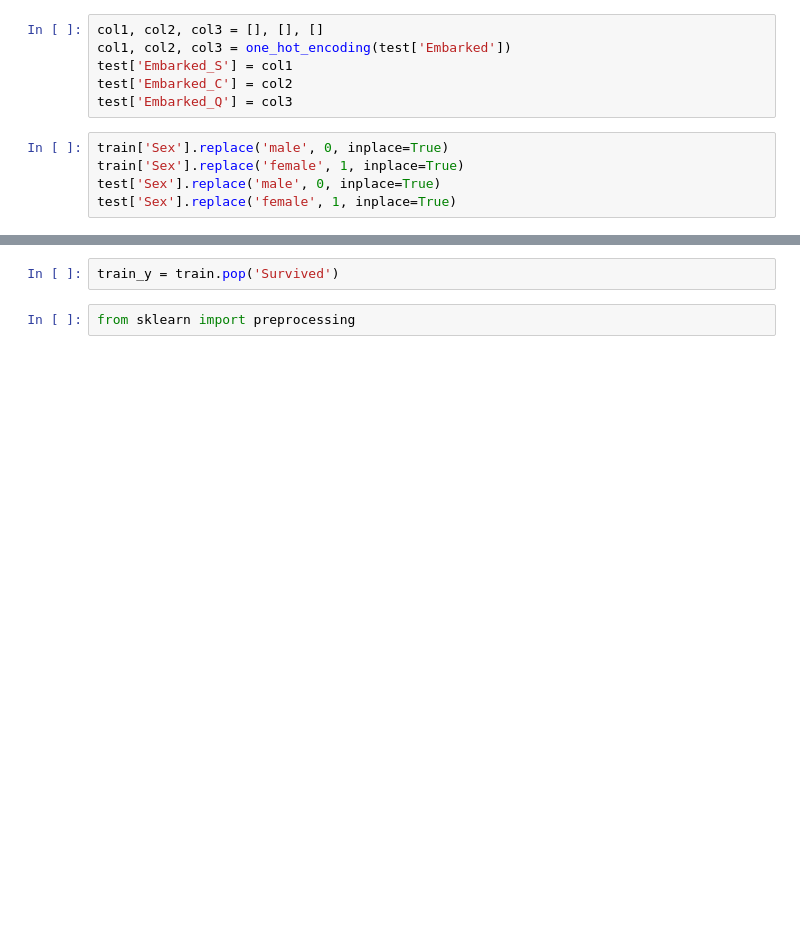
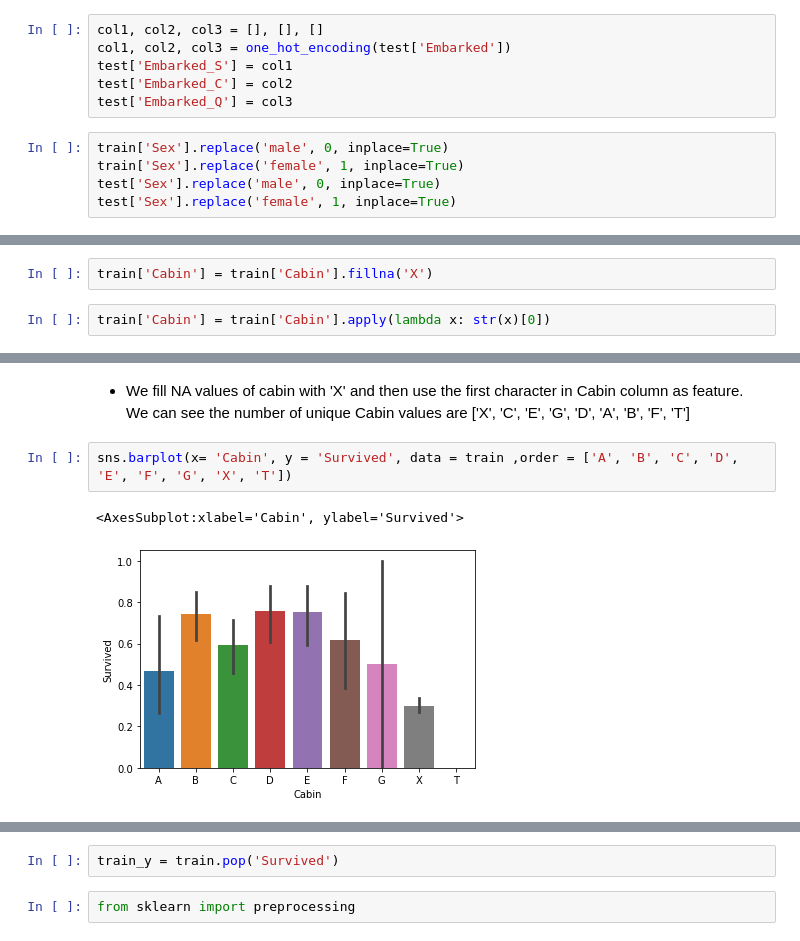
Before and after one commit to ajaychawda58/Titanic, a Jupyter notebook: Titanic.ipynb, the cells around one changed output, grey strips where cells are left out. Saved outputs shown, nothing was run; the diff lists cells and outputs as text; blank space fills up the shorter version.

Commit message:
New classifier and modified columns

```diff
--- a/Titanic.ipynb
+++ b/Titanic.ipynb
@@ -295,0 +278,4 @@ test.drop(['Embarked'], axis=1, inplace=True)
+# %%
+train['Cabin'] = train['Cabin'].fillna('X')
+# %%
+train['Cabin'] = train['Cabin'].apply(lambda x: str(x)[0])
@@ -295,0 +286,7 @@ test.drop(['Embarked'], axis=1, inplace=True)
+# %% [markdown]
+- We fill NA values of cabin with 'X' and then use the first character in Cabin column as feature. We can see the number of unique Cabin values are ['X', 'C', 'E', 'G', 'D', 'A', 'B', 'F', 'T']
+# %%
+sns.barplot(x= 'Cabin', y = 'Survived', data = train ,order = ['A', 'B', 'C', 'D', 'E', 'F', 'G', 'X', 'T'])
+# %% [output]
+<AxesSubplot:xlabel='Cabin', ylabel='Survived'>
+[figure, added]
```
Also changed, not shown: parts of 49 cells of this notebook, 3 other files.
